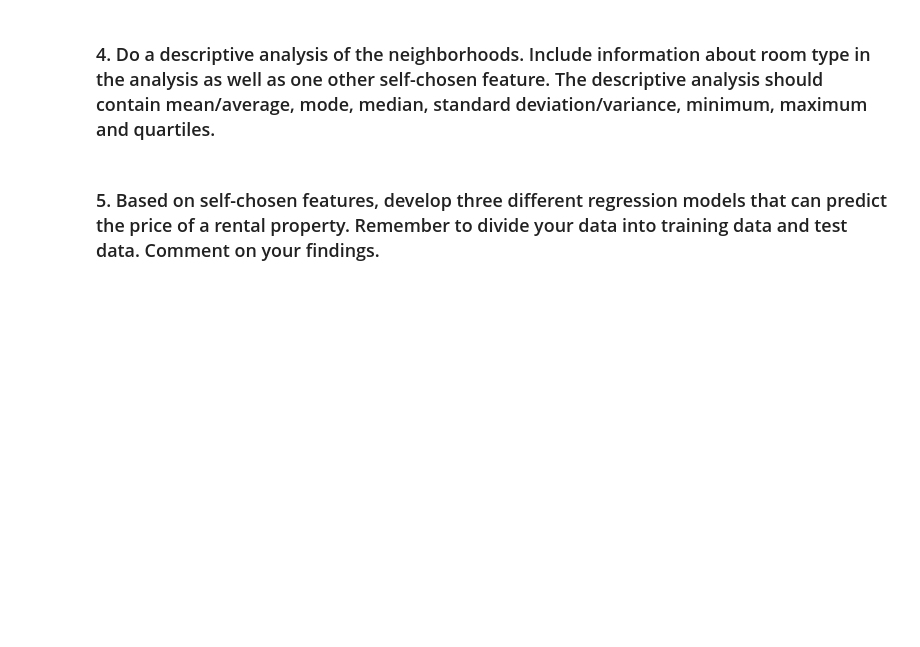
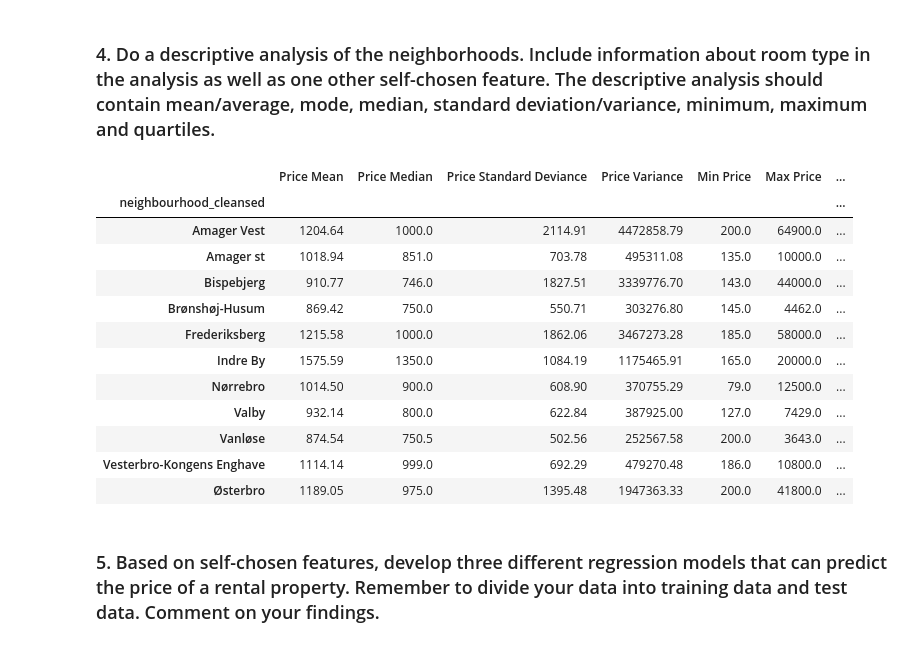
Before and after one commit to EarthOddity/mal-assignments, a Jupyter notebook: Assignment1Mal/1. Getting started - Copenhagen Airbnb.ipynb, the cells around one changed output. Cells and saved outputs as stored; diff of their text form; code cells hidden in the pictures; blank space fills up the shorter version.

```diff
--- a/Assignment1Mal/1. Getting started - Copenhagen Airbnb.ipynb
+++ b/Assignment1Mal/1. Getting started - Copenhagen Airbnb.ipynb
@@ -192,2 +184,86 @@ Per: 15
+# %%
+# State your solution here. Add more cells if needed.
+
+import pandas as pd
+
+# Load data
+data = pd.read_csv('listings.csv')
+
+# Filter relevant columns
+data_limited = data[["id",
+    "neighbourhood_cleansed",
+    "room_type",
+    "price",
+    "review_scores_rating",
+    "number_of_reviews",
+    "minimum_nights"]]
+
+# Remove rows with no reviews and drop NaNs
+data_filtered = data_limited.loc[data_limited['number_of_reviews'] != 0].dropna()
+
+# Clean and convert price (like removing $ sign if needed)
+data_filtered['price'] = data_filtered['price'].replace('[\\$,]', '', regex=True).astype(float)
+
+# Correct the names of neighborhoods with common misspellings
+data_filtered["neighbourhood_cleansed"] = data_filtered["neighbourhood_cleansed"].replace("Nrrebro", "Nørrebro")
+data_filtered["neighbourhood_cleansed"] = data_filtered["neighbourhood_cleansed"].replace("sterbro", "Østerbro")
+data_filtered["neighbourhood_cleansed"] = data_filtered["neighbourhood_cleansed"].replace("Vanlse", "Vanløse")
+data_filtered["neighbourhood_cleansed"] = data_filtered["neighbourhood_cleansed"].replace("Brnshj-Husum", "Brønshøj-Husum")
+
+# Get a list of distinct neighborhoods after correction
+neighbourhoods = data_filtered["neighbourhood_cleansed"].unique()
+
+# Group by neighborhood and analyze room_type and price
+grouped = data_filtered.groupby('neighbourhood_cleansed')
+
+
+# Chosen features:
+# 1. Price Analysis:
+# The table gives insights into the spread of prices across neighborhoods,
+# including the range (Min/Max), standard deviation, and quartiles,
+# which can help identify which neighborhoods are expensive and which are more affordable.
+
+# 2. Room Type Distribution:
+# The room type breakdown reveals what kind of accommodations (e.g., "Entire home/apt", "Private room")
+# are more common in certain neighborhoods.
+
+# Aggregate using descriptive statistics for 'price' for each neighborhood (excluding mode)
+price_stats = grouped['price'].agg(['mean', 'median', 'std', 'var', 'min', 'max']).round(2)
+
+review_scores_mean = grouped['review_scores_rating'].agg(['mean']).rename(columns={'mean': 'Rating Mean'}).round(2)
+
+# Quartiles for price
+price_quartiles = grouped['price'].quantile([0.25, 0.5, 0.75]).unstack()
+
+# Calculate the mode for price separately (since it needs special handling)
+mode_stats = grouped['price'].apply(lambda x: x.mode()[0] if not x.mode().empty else None)
+
+# Combine the price stats with quartiles and mode
+price_stats_combined = pd.concat([price_stats, price_quartiles, mode_stats.rename('Mode')], axis=1)
+price_stats_combined.columns = ['Price Mean', 'Price Median', 'Price Standard Deviance', 'Price Variance', 'Min Price', 'Max Price', 'Price 25th Percentile', 'Price 50th Percentile', 'Price 75th Percentile', ' Price Mode']
+
+# Room type distribution by neighborhood
+room_type_counts = grouped['room_type'].value_counts().unstack().fillna(0)
+#value_counts gets the occurence of each unique value
+
+# Combine the room type counts and price stats
+neighborhood_analysis = pd.concat([price_stats_combined, review_scores_mean, room_type_counts], axis=1)
+
+# Display the final analysis
+display(neighborhood_analysis)
+# %% [output]
+|  | Price Mean | Price Median | Price Standard Deviance | Price Variance | Min Price | Max Price | ... |
+| neighbourhood_cleansed |  |  |  |  |  |  | ... |
+| Amager Vest | 1204.64 | 1000.0 | 2114.91 | 4472858.79 | 200.0 | 64900.0 | ... |
+| Amager st | 1018.94 | 851.0 | 703.78 | 495311.08 | 135.0 | 10000.0 | ... |
+| Bispebjerg | 910.77 | 746.0 | 1827.51 | 3339776.70 | 143.0 | 44000.0 | ... |
+| Brønshøj-Husum | 869.42 | 750.0 | 550.71 | 303276.80 | 145.0 | 4462.0 | ... |
+| Frederiksberg | 1215.58 | 1000.0 | 1862.06 | 3467273.28 | 185.0 | 58000.0 | ... |
+| Indre By | 1575.59 | 1350.0 | 1084.19 | 1175465.91 | 165.0 | 20000.0 | ... |
+| Nørrebro | 1014.50 | 900.0 | 608.90 | 370755.29 | 79.0 | 12500.0 | ... |
+| Valby | 932.14 | 800.0 | 622.84 | 387925.00 | 127.0 | 7429.0 | ... |
+| Vanløse | 874.54 | 750.5 | 502.56 | 252567.58 | 200.0 | 3643.0 | ... |
+| Vesterbro-Kongens Enghave | 1114.14 | 999.0 | 692.29 | 479270.48 | 186.0 | 10800.0 | ... |
+| Østerbro | 1189.05 | 975.0 | 1395.48 | 1947363.33 | 200.0 | 41800.0 | ... |
 # %% [markdown]
 ### 5. Based on self-chosen features, develop three different regression models that can predict the price of a rental property. Remember to divide your data into training data and test data. Comment on your findings.
```
Also changed, not shown: parts of 4 cells of this notebook.
